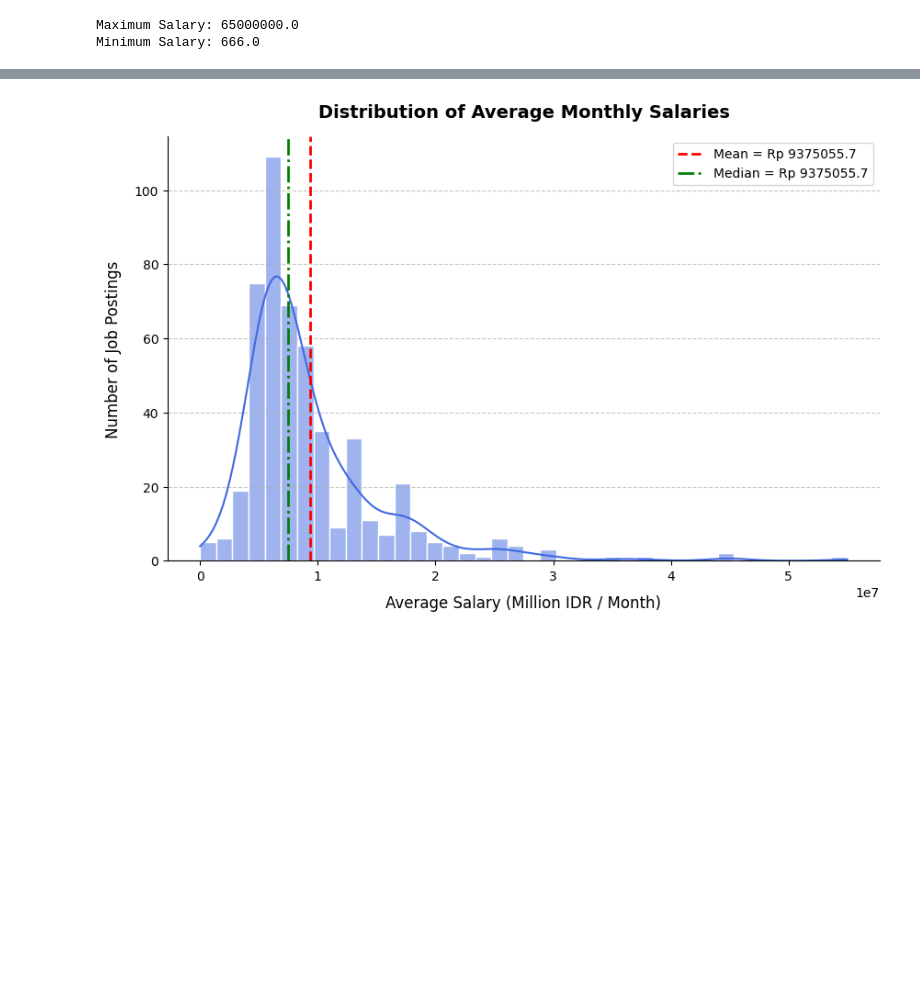
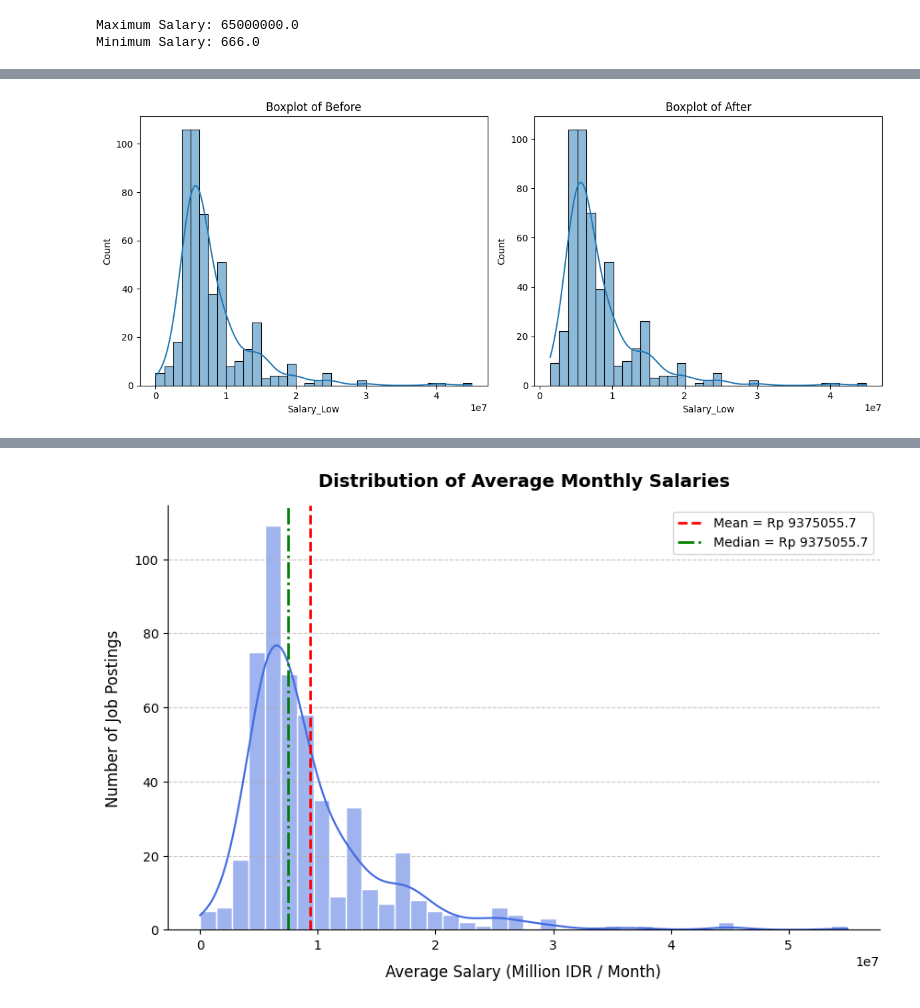
Before and after one commit to Jasman123/Web_scraping_and_Job_Analyze, a Jupyter notebook: Github_Project_WebScraping.ipynb, the cells around one changed output, grey strips where cells are left out. Saved outputs shown, nothing was run; the diff lists cells and outputs as text; code cells hidden in the pictures; blank space fills up the shorter version.

```diff
--- a/Github_Project_WebScraping.ipynb
+++ b/Github_Project_WebScraping.ipynb
@@ -656,0 +671,13 @@ df_max
+# %%
+fig, ax = plt.subplots(1, 2, figsize=(12, 5))
+
+sns.histplot(data=df, x='Salary_Low', ax=ax[0], kde=True)
+ax[0].set_title('Boxplot of Before')
+
+sns.histplot(data=df_min, x='Salary_Low', ax=ax[1], kde=True)
+ax[1].set_title('Boxplot of After')
+
+plt.tight_layout()
+plt.show()
+# %% [output]
+[figure, added]
```
Also changed, not shown: parts of 10 cells of this notebook.
